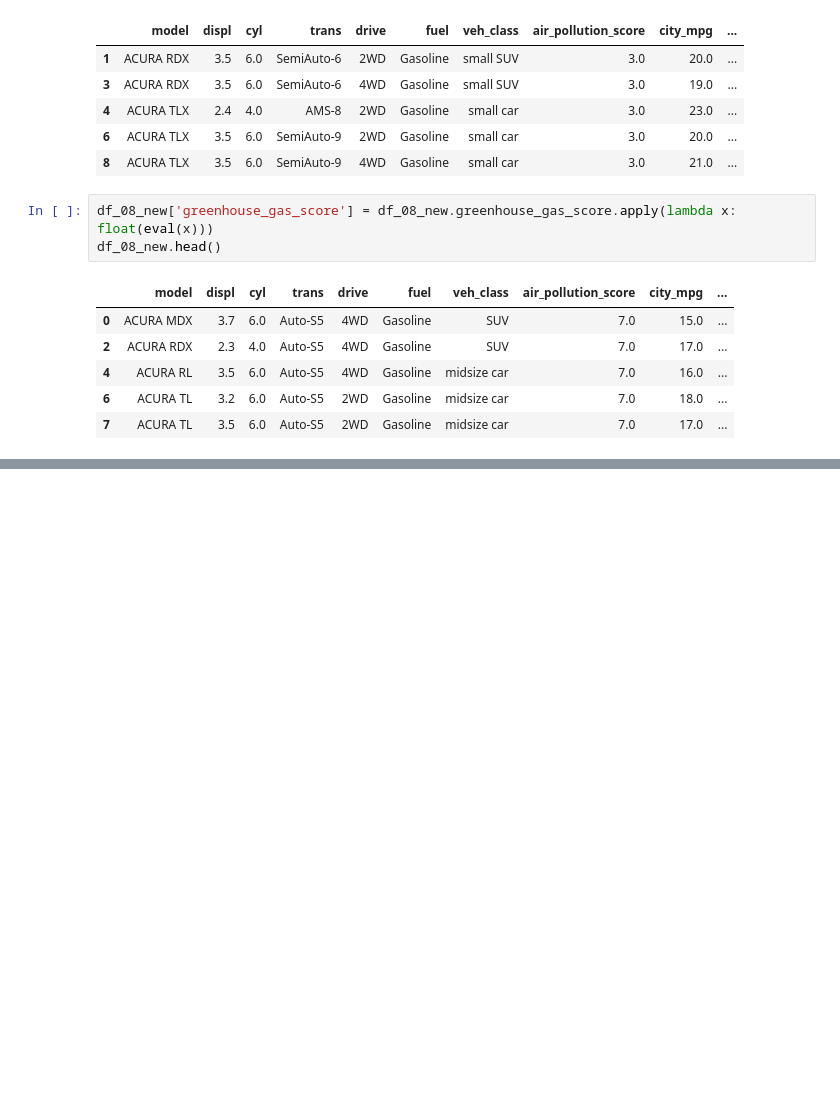
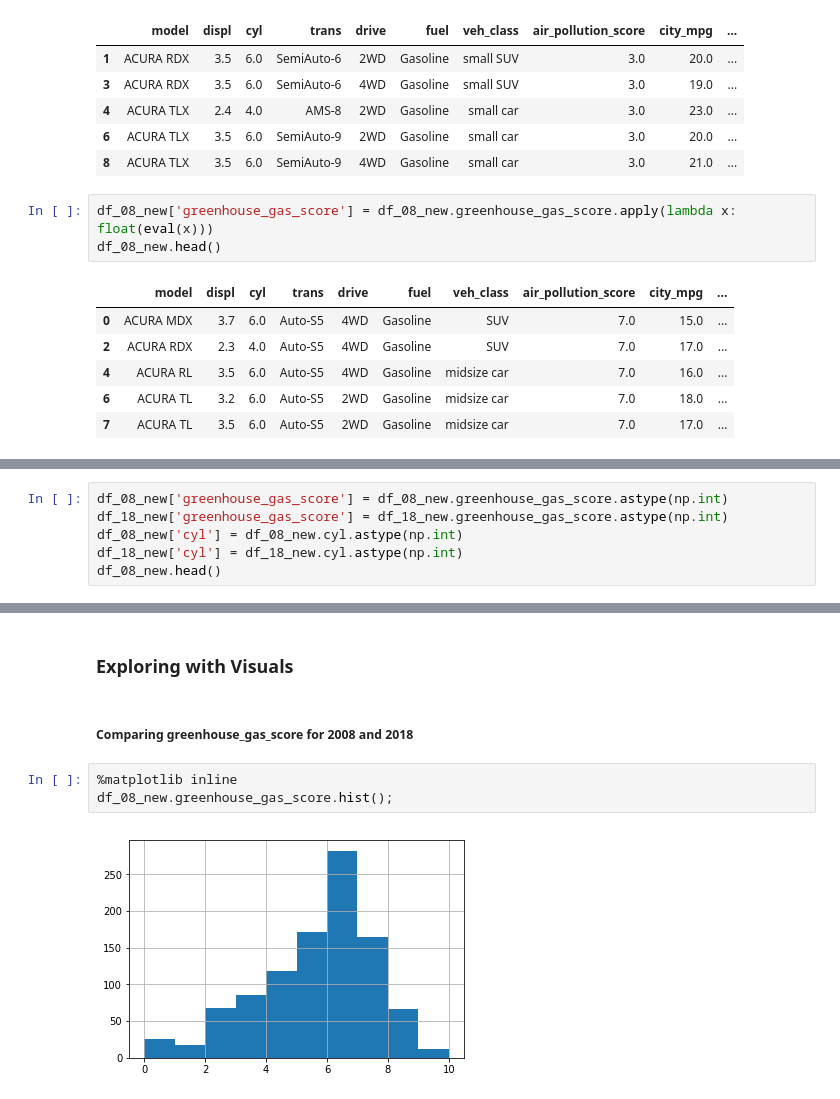
Before and after one commit to PadmarajBhat/DataAnalyst-1, a Jupyter notebook: The Data Analysis Process/Data Analysis Process - Case Study 2.ipynb, the cells around one changed output, grey strips where cells are left out. Drawn from its saved outputs; the diff is of its cells as text; blank space fills up the shorter version.

Commit message:
feat: exploring with visuals
- correlation identification between couple of variables
- histogram comparison

```diff
--- a/The Data Analysis Process/Data Analysis Process - Case Study 2.ipynb
+++ b/The Data Analysis Process/Data Analysis Process - Case Study 2.ipynb
@@ -480,0 +519,6 @@ df_08_new.head()
+# %%
+df_08_new['greenhouse_gas_score'] = df_08_new.greenhouse_gas_score.astype(np.int)
+df_18_new['greenhouse_gas_score'] = df_18_new.greenhouse_gas_score.astype(np.int)
+df_08_new['cyl'] = df_08_new.cyl.astype(np.int)
+df_18_new['cyl'] = df_18_new.cyl.astype(np.int)
+df_08_new.head()
@@ -480,0 +541,9 @@ df_08_new.head()
+# %% [markdown]
+### Exploring with Visuals
+# %% [markdown]
+##### Comparing greenhouse_gas_score for 2008 and 2018
+# %%
+%matplotlib inline
+df_08_new.greenhouse_gas_score.hist();
+# %% [output]
+[figure, added]
```
Also changed, not shown: parts of 14 cells of this notebook.
